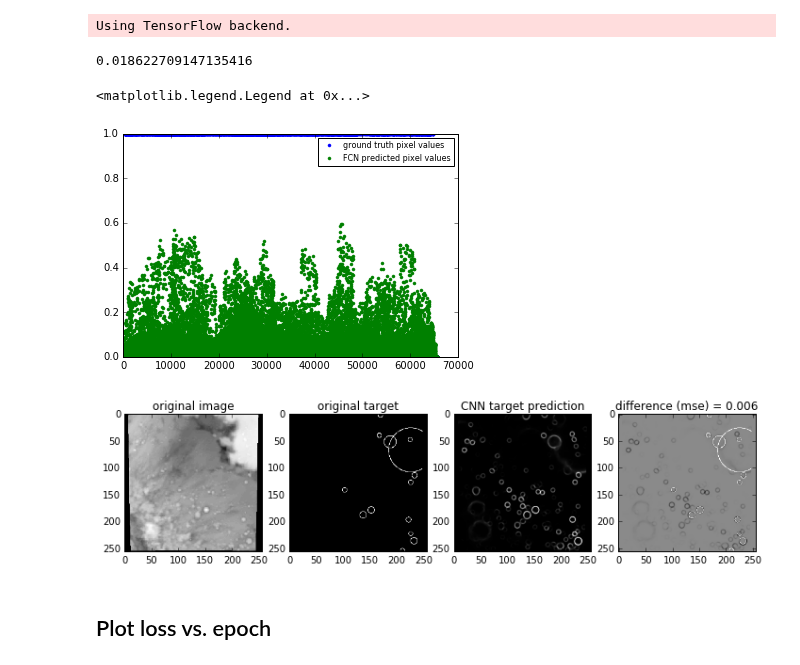
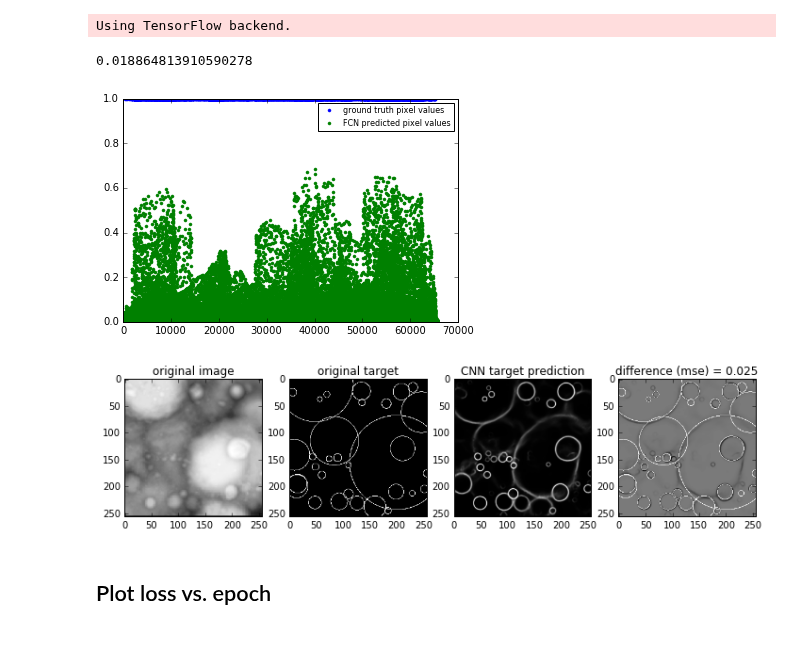
Before and after one commit to silburt/moon-craters, a Jupyter notebook: Mask_generator_analysis_ari.ipynb, the cells around one changed output. Drawn from its saved outputs; the diff is of its cells as text; code cells hidden in the pictures.

```diff
--- a/Mask_generator_analysis_ari.ipynb
+++ b/Mask_generator_analysis_ari.ipynb
@@ -121,7 +121,7 @@ Using TensorFlow backend.
 #filename = 'models/FCNforkskip_%s_FL20.h5'%ext
 #filename = 'models/FCNforkskip_sigmoidinv_FL10.h5'
 #filename = 'models/ds4_sigmoid_FL10.h5'
-filename = 'models/unet_s256_rings_FL15_relu.h5'
+filename = 'models/unet_s256_rings_FL5_relu.h5'
 model = load_model(filename)
 #model.summary()
 # %%
@@ -132,33 +132,33 @@ target = model.predict(test_data[off:(n+off)].astype('float32'))
 err = np.sum((test_target[off:(n+off)] - target)**2) / (n*300*300)
 err
 # %% [output]
-0.018622709147135416
+0.018864813910590278
 # %%
-i=1
+i=0
 dim = 256
 plt.plot(test_target[off+i].reshape(dim*dim,1), '.', label='ground truth pixel values')
 plt.plot(target[i].reshape(dim*dim,1), '.', label='FCN predicted pixel values')
 plt.legend(fontsize=8, numpoints=1)
+plt.savefig('output_dir/images/%s_%d_pixels.png'%(os.path.basename(filename).split('.h5')[0],i))
 # %% [output]
-<matplotlib.legend.Legend at 0x...>
-[figure, old version]
+[figure, new version]
 # %%
-i=5
+i=0
 
 f, (ax1, ax2, ax3, ax4) = plt.subplots(1,4, figsize=[12, 8])
 ax1.imshow(test_data[off+i].reshape(dim,dim), origin='upper', cmap="Greys_r")
 ax2.imshow(test_target[off+i], origin='upper', cmap="Greys_r")
 ax3.imshow(target[i], origin='upper', cmap="Greys_r")
 ax4.imshow(test_target[off+i] - target[i], origin='upper', cmap="Greys_r")
 ax1.set_title('original image')
 ax2.set_title('original target')
 ax3.set_title('CNN target prediction')
 diff = np.sum((test_target[i] - target[i])**2)/(300*300)
 ax4.set_title('difference (mse) = %.3f'%diff)
 plt.savefig('output_dir/images/%s_%d.png'%(os.path.basename(filename).split('.h5')[0],i))
 #save_image(target[i], "Greys_r", 'output_dir/images/%s_%d_target.png'%(os.path.basename(filename).split('.h5')[0],i))
 # %% [output]
-[figure, old version]
+[figure, new version]
 # %% [markdown]
 ## Plot loss vs. epoch
 # %%
```
Also changed, not shown: 2 other files.
